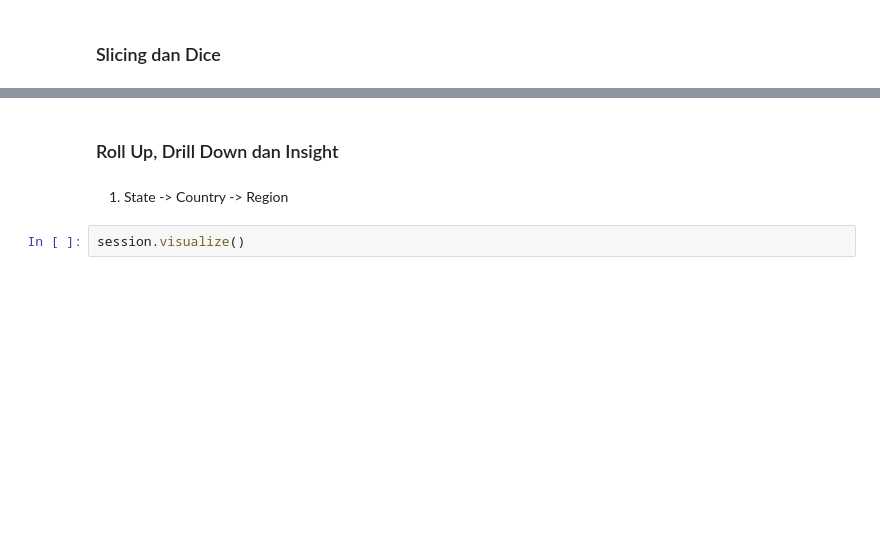
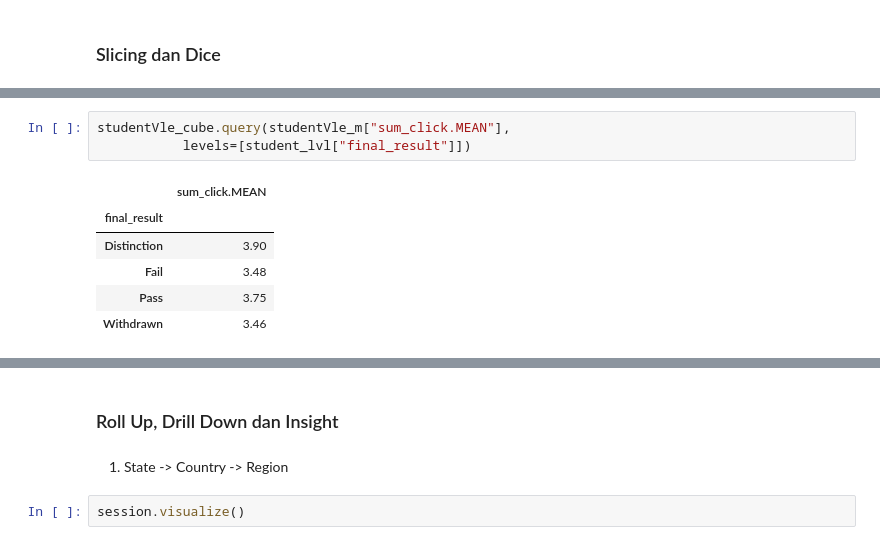
Before and after one commit to wiweka24/Rekdat_Data-Cube, a Jupyter notebook: Rekdat_DataCube_Atoti.ipynb, the cells around one changed output, grey strips where cells are left out. Cells and saved outputs as stored; diff of their text form; blank space fills up the shorter version.

```diff
--- a/Rekdat_DataCube_Atoti.ipynb
+++ b/Rekdat_DataCube_Atoti.ipynb
@@ -317,0 +325,10 @@ studentVle_cube.schema
+# %%
+studentVle_cube.query(studentVle_m["sum_click.MEAN"],
+           levels=[student_lvl["final_result"]])
+# %% [output]
+|  | sum_click.MEAN |
+| final_result |  |
+| Distinction | 3.90 |
+| Fail | 3.48 |
+| Pass | 3.75 |
+| Withdrawn | 3.46 |
```
Also changed, not shown: parts of 8 cells of this notebook.
